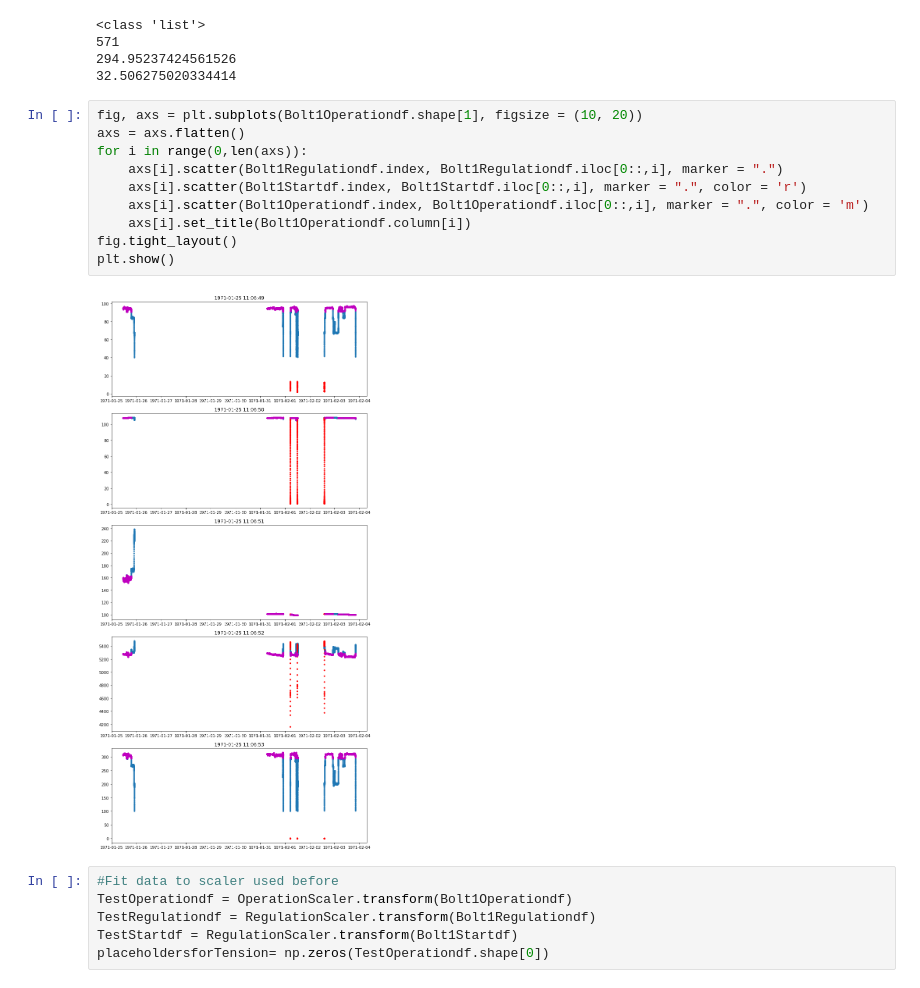
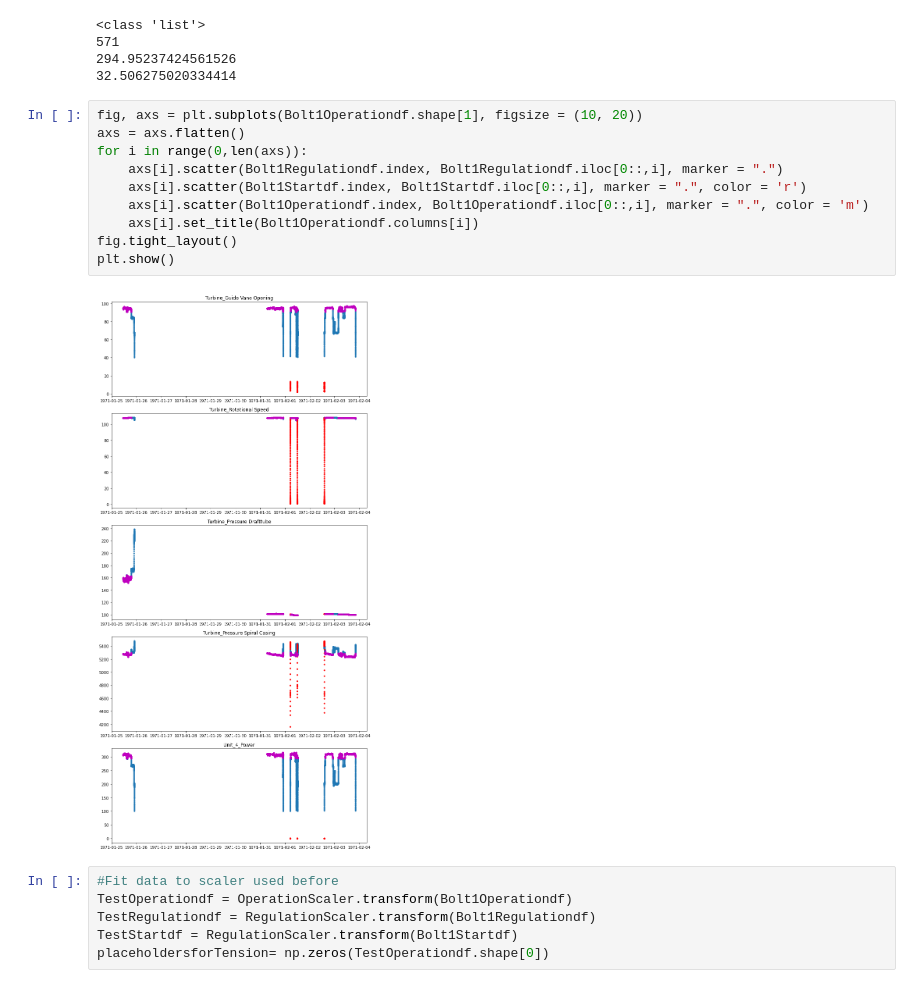
Before and after one commit to sysco-middleware/krafthack2022onsite, a Jupyter notebook: RandomForestRegressionModel.ipynb, the cells around one changed output. Cells and saved outputs as stored; diff of their text form.

```diff
--- a/RandomForestRegressionModel.ipynb
+++ b/RandomForestRegressionModel.ipynb
@@ -320,15 +320,15 @@ Bolt1Operationdf.loc[indicesForoperationMode] = np.array([None for x in range(0,
 # %%
 fig, axs = plt.subplots(Bolt1Operationdf.shape[1], figsize = (10, 20))
 axs = axs.flatten()
 for i in range(0,len(axs)):
     axs[i].scatter(Bolt1Regulationdf.index, Bolt1Regulationdf.iloc[0::,i], marker = ".")
     axs[i].scatter(Bolt1Startdf.index, Bolt1Startdf.iloc[0::,i], marker = ".", color = 'r')
     axs[i].scatter(Bolt1Operationdf.index, Bolt1Operationdf.iloc[0::,i], marker = ".", color = 'm')
-    axs[i].set_title(Bolt1Operationdf.column[i])
+    axs[i].set_title(Bolt1Operationdf.columns[i])
 fig.tight_layout()
 plt.show()
 # %% [output]
-[figure, old version]
+[figure, new version]
 # %%
 #Fit data to scaler used before
 TestOperationdf = OperationScaler.transform(Bolt1Operationdf)
```
Also changed, not shown: parts of 5 cells of this notebook.
